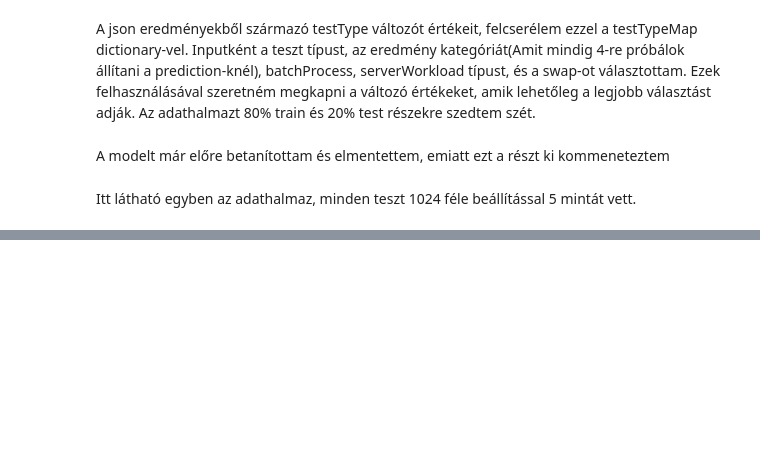
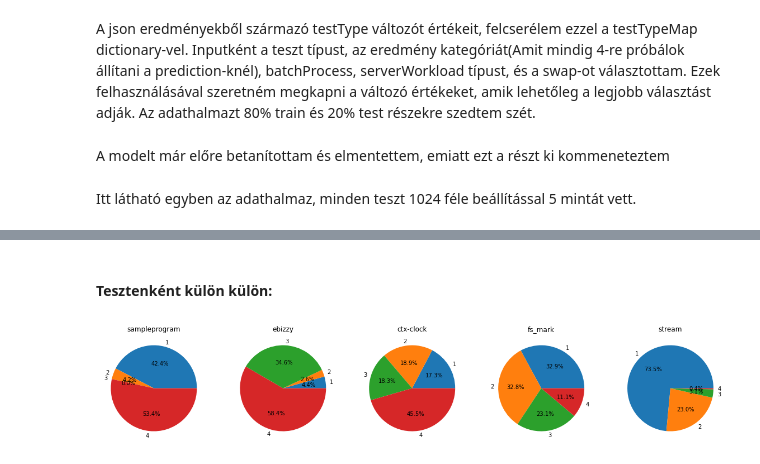
Before and after one commit to davida326/Szakdolgozat, a Jupyter notebook: schedulerTuneML/SchedulerTuneML.ipynb, the cells around one changed output, grey strips where cells are left out. Cells and saved outputs as stored; diff of their text form; code cells hidden in the pictures; blank space fills up the shorter version.

```diff
--- a/schedulerTuneML/SchedulerTuneML.ipynb
+++ b/schedulerTuneML/SchedulerTuneML.ipynb
@@ -22,6 +23,13 @@ testLocations = [
     "./parametertestResults/fs_mark.json",
     "./parametertestResults/stream.json"
 ]
+testNameList = [
+    "sampleprogram",
+    "ebizzy",
+    "ctx-clock",
+    "fs_mark",
+    "stream"
+]
 # %% [markdown]
 * avgLst(lst) - paraméterként megkap egy listát, és visszaadja az átlagukat
 * getIntervals - paraméterként megkapja egy json adathalmazt és végigiterál az eredményeken, majd visszaadja az adathalmazban lévő legjobb és legrosszabb elemet(minMaxLst).
@@ -192,0 +203,17 @@ Name: resultClass, dtype: int64
+# %% [markdown]
+#### Tesztenként külön külön:
+# %%
+plotLabels=[1,2,3,4]
+plotVal=[]
+for j in range(len(testLocations)):
+    localVal=[]
+    for i in range(1,5):
+        localVal.append((len(df.loc[(df["testType"]==j ) & (df["resultClass"]==i), "resultClass"].to_numpy())))
+    plotVal.append(localVal)
+ax = [i for _ in range(5)]
+fig,(ax) = plt.subplots(1,5,figsize=(20,20))
+for i in range(5):
+    ax[i].pie(plotVal[i], labels=plotLabels, autopct='%1.1f%%')
+    ax[i].set_title(testNameList[i])
+# %% [output]
+[figure, added]
```
Also changed, not shown: parts of 10 cells of this notebook, 2 other files.
